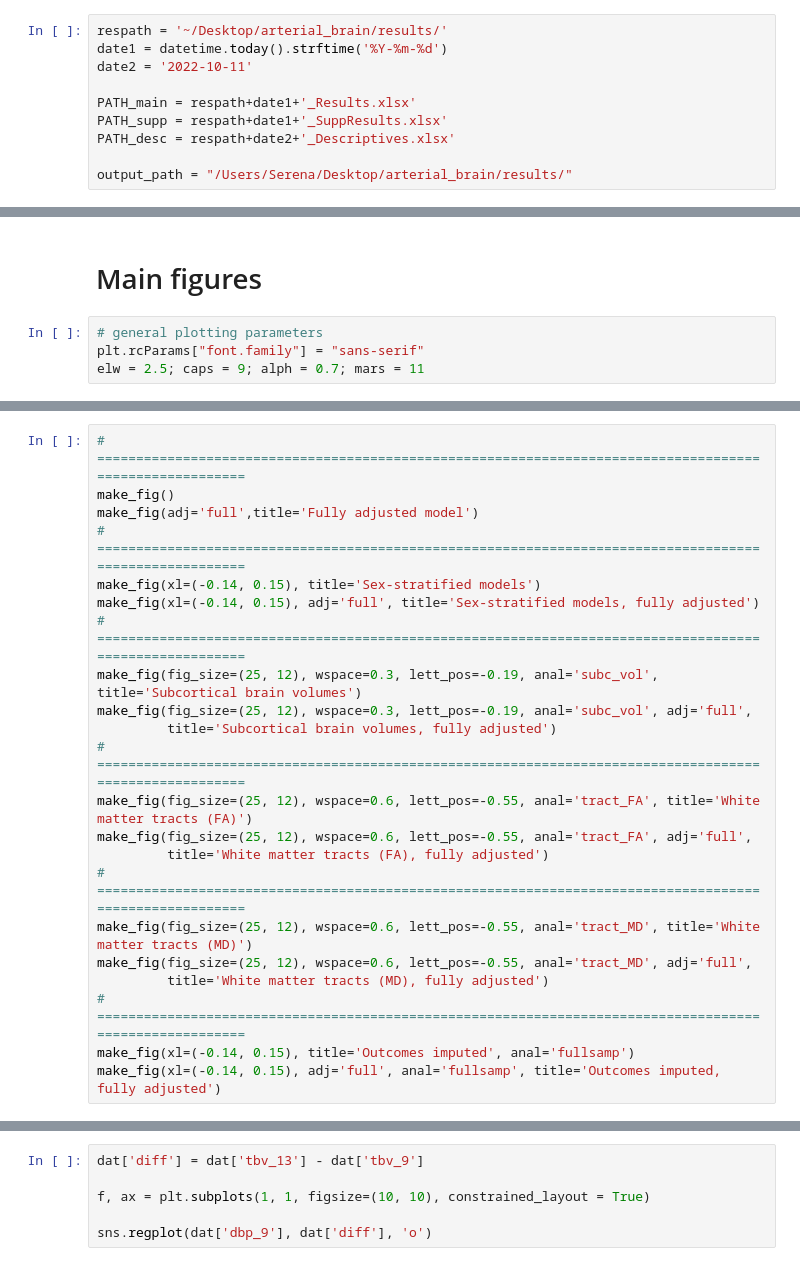
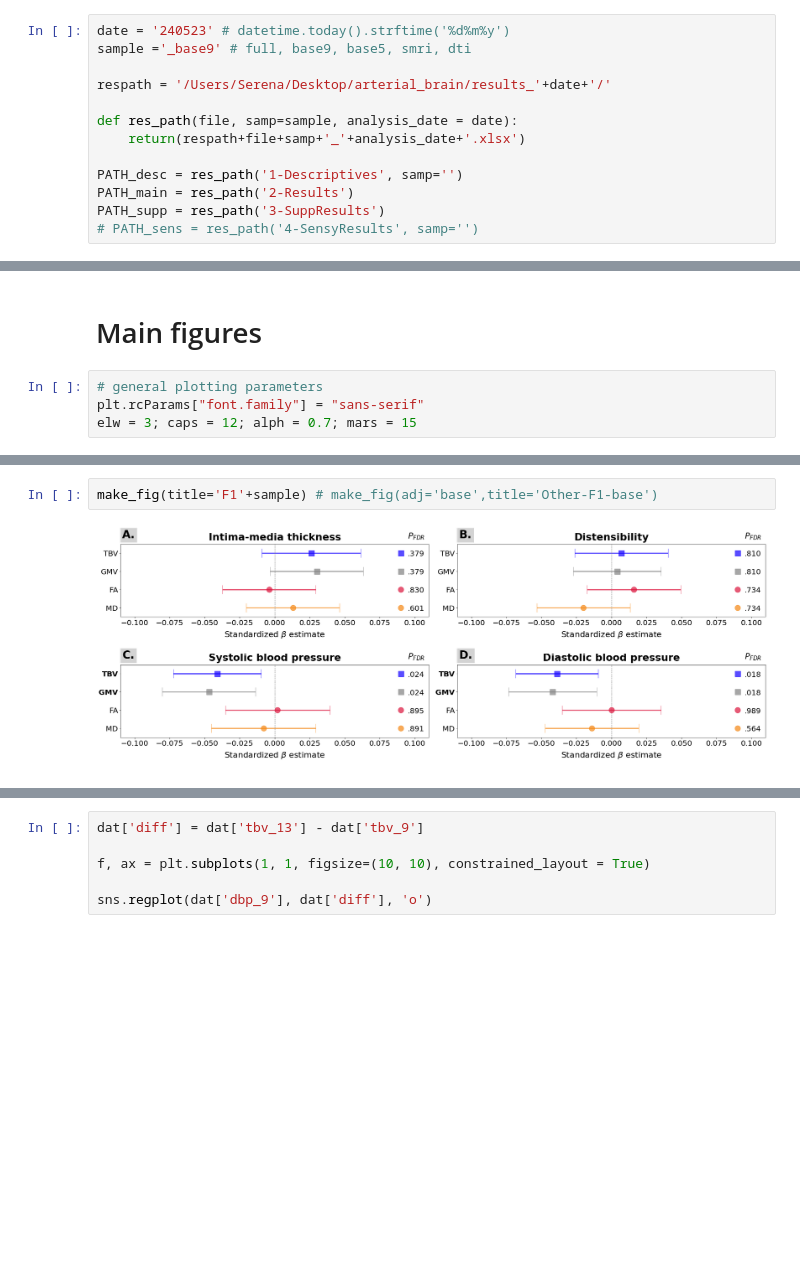
Before and after one commit to SereDef/arterial-health-brain, a Jupyter notebook: 4-Figures.ipynb, the cells around one changed output, grey strips where cells are left out. Cells and saved outputs as stored; diff of their text form; blank space fills up the shorter version.

```diff
--- a/4-Figures.ipynb
+++ b/4-Figures.ipynb
@@ -18,15 +17,18 @@ from datetime import datetime
 import warnings
 warnings.filterwarnings('ignore')
 # %%
-respath = '~/Desktop/arterial_brain/results/'
-date1 = datetime.today().strftime('%Y-%m-%d')
-date2 = '2022-10-11'
+date = '240523' # datetime.today().strftime('%d%m%y')
+sample ='_base9' # full, base9, base5, smri, dti
 
-PATH_main = respath+date1+'_Results.xlsx'
-PATH_supp = respath+date1+'_SuppResults.xlsx'
-PATH_desc = respath+date2+'_Descriptives.xlsx'
+respath = '/Users/Serena/Desktop/arterial_brain/results_'+date+'/'
 
-output_path = "/Users/Serena/Desktop/arterial_brain/results/"
+def res_path(file, samp=sample, analysis_date = date):
+    return(respath+file+samp+'_'+analysis_date+'.xlsx')
+
+PATH_desc = res_path('1-Descriptives', samp='')
+PATH_main = res_path('2-Results')
+PATH_supp = res_path('3-SuppResults')
+# PATH_sens = res_path('4-SensyResults', samp='')
 # %%
 def read_res_sheets(path, print_names = True):
     xl = pd.ExcelFile(path) # read multiple sheets
@@ -135,4 +288,4 @@ UFuncTypeError: ufunc 'add' did not contain a loop with signature matching types
 # %%
 # general plotting parameters
 plt.rcParams["font.family"] = "sans-serif"
-elw = 2.5; caps = 9; alph = 0.7; mars = 11
+elw = 3; caps = 12; alph = 0.7; mars = 15
@@ -238,22 +393,4 @@ def make_fig(fig_size=(25, 8), hspace=0.7, wspace=0.2, lett_pos = -0.1, fdr=0.09
 # %%
-# ========================================================================================================
-make_fig()
-make_fig(adj='full',title='Fully adjusted model')
-# ========================================================================================================
-make_fig(xl=(-0.14, 0.15), title='Sex-stratified models')
-make_fig(xl=(-0.14, 0.15), adj='full', title='Sex-stratified models, fully adjusted')
-# ========================================================================================================
-make_fig(fig_size=(25, 12), wspace=0.3, lett_pos=-0.19, anal='subc_vol', title='Subcortical brain volumes')
-make_fig(fig_size=(25, 12), wspace=0.3, lett_pos=-0.19, anal='subc_vol', adj='full',
-         title='Subcortical brain volumes, fully adjusted')
-# ========================================================================================================
-make_fig(fig_size=(25, 12), wspace=0.6, lett_pos=-0.55, anal='tract_FA', title='White matter tracts (FA)')
-make_fig(fig_size=(25, 12), wspace=0.6, lett_pos=-0.55, anal='tract_FA', adj='full',
-         title='White matter tracts (FA), fully adjusted')
-# ========================================================================================================
-make_fig(fig_size=(25, 12), wspace=0.6, lett_pos=-0.55, anal='tract_MD', title='White matter tracts (MD)')
-make_fig(fig_size=(25, 12), wspace=0.6, lett_pos=-0.55, anal='tract_MD', adj='full',
-         title='White matter tracts (MD), fully adjusted')
-# ========================================================================================================
-make_fig(xl=(-0.14, 0.15), title='Outcomes imputed', anal='fullsamp')
-make_fig(xl=(-0.14, 0.15), adj='full', anal='fullsamp', title='Outcomes imputed, fully adjusted')
+make_fig(title='F1'+sample) # make_fig(adj='base',title='Other-F1-base')
+# %% [output]
+[figure, added]
```
Also changed, not shown: parts of 76 cells of this notebook, 8 other files.
